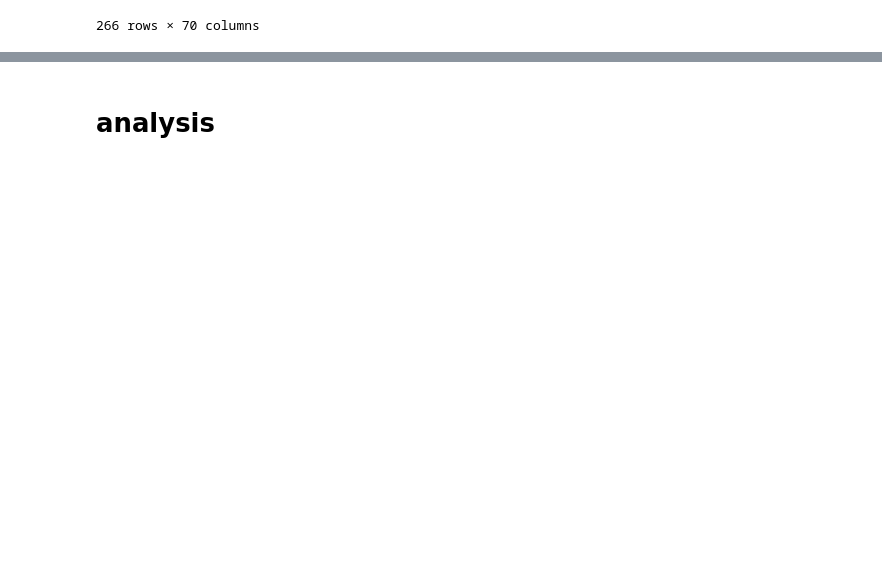
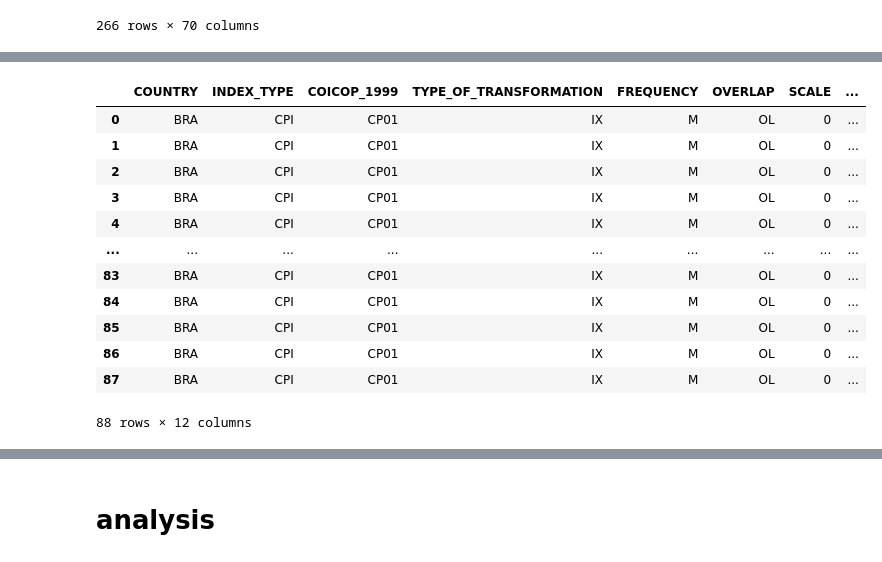
Before and after one commit to neon-belfante/CPI-analysis, a Jupyter notebook: analysis.ipynb, the cells around one changed output, grey strips where cells are left out. Cells and saved outputs as stored; diff of their text form; code cells hidden in the pictures; blank space fills up the shorter version.

```diff
--- a/analysis.ipynb
+++ b/analysis.ipynb
@@ -114,0 +126,11 @@ pd.read_csv(zip_file.open("API_FP.CPI.TOTL.ZG_DS2_en_csv_v2_80938.csv"),
+# %%
+# import libraries
+import sdmx
+
+# retrieve data
+IMF_DATA = sdmx.Client('IMF_DATA')
+data_msg = IMF_DATA.data('CPI', key='USA+CAN+BRA+MEX+COL+CHI+GBR.CPI.CP01.IX.M', params={'startPeriod': 2018})
+
+cpi_df = sdmx.to_pandas(data_msg)
+cpi_df = pd.DataFrame(cpi_df).reset_index()
+cpi_df['COUNTRY'].drop_duplicates()
@@ -114,0 +146,16 @@ pd.read_csv(zip_file.open("API_FP.CPI.TOTL.ZG_DS2_en_csv_v2_80938.csv"),
+# %%
+cpi_df[cpi_df['COUNTRY']=="BRA"]
+# %% [output]
+|  | COUNTRY | INDEX_TYPE | COICOP_1999 | TYPE_OF_TRANSFORMATION | FREQUENCY | OVERLAP | SCALE | ... |
+| 0 | BRA | CPI | CP01 | IX | M | OL | 0 | ... |
+| 1 | BRA | CPI | CP01 | IX | M | OL | 0 | ... |
+| 2 | BRA | CPI | CP01 | IX | M | OL | 0 | ... |
+| 3 | BRA | CPI | CP01 | IX | M | OL | 0 | ... |
+| 4 | BRA | CPI | CP01 | IX | M | OL | 0 | ... |
+| ... | ... | ... | ... | ... | ... | ... | ... | ... |
+| 83 | BRA | CPI | CP01 | IX | M | OL | 0 | ... |
+| 84 | BRA | CPI | CP01 | IX | M | OL | 0 | ... |
+| 85 | BRA | CPI | CP01 | IX | M | OL | 0 | ... |
+| 86 | BRA | CPI | CP01 | IX | M | OL | 0 | ... |
+| 87 | BRA | CPI | CP01 | IX | M | OL | 0 | ... |
+88 rows × 12 columns
```
Also changed, not shown: parts of 12 cells of this notebook.
